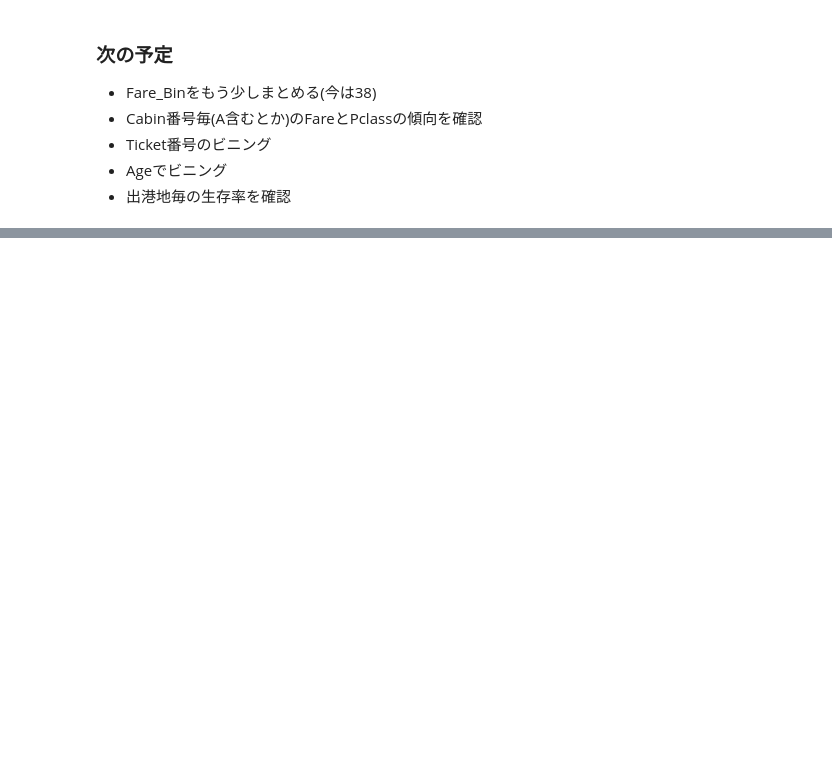
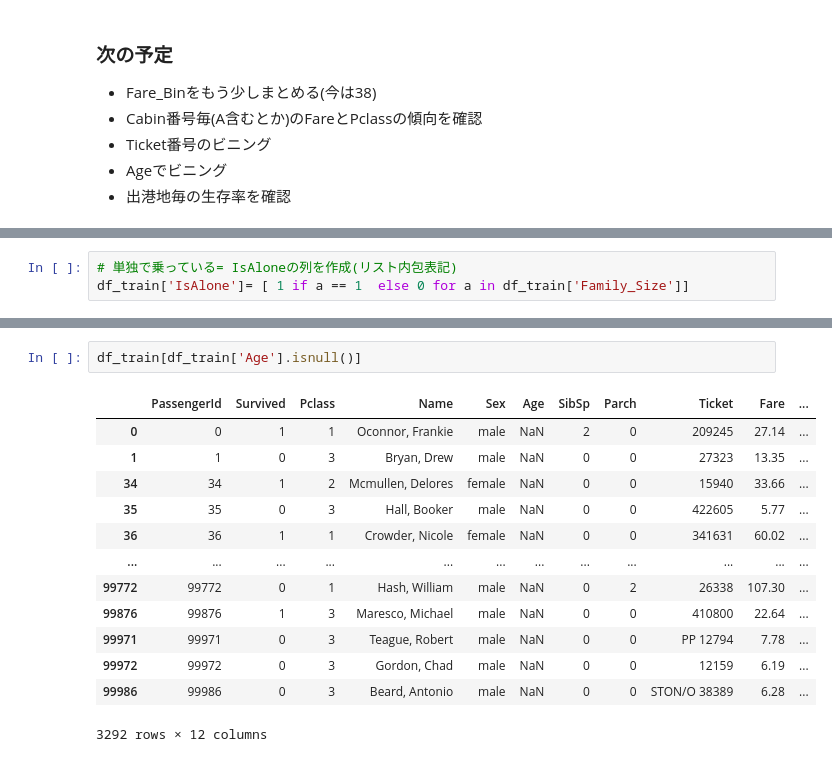
Before and after one commit to gonzou122/Tabular-Playground-Series---April-2021, a Jupyter notebook: code/EDA.ipynb, the cells around one changed output, grey strips where cells are left out. Drawn from its saved outputs; the diff is of its cells as text; blank space fills up the shorter version.

```diff
--- a/code/EDA.ipynb
+++ b/code/EDA.ipynb
@@ -536,0 +589,3 @@ df_train[(df_train['Cabin'].str.contains('A') == True) & (df_train['Fare'] >= 40
+# %%
+# 単独で乗っている= IsAloneの列を作成(リスト内包表記)
+df_train['IsAlone']= [ 1 if a == 1  else 0 for a in df_train['Family_Size']]
@@ -536,0 +604,16 @@ df_train[(df_train['Cabin'].str.contains('A') == True) & (df_train['Fare'] >= 40
+# %%
+df_train[df_train['Age'].isnull()]
+# %% [output]
+|  | PassengerId | Survived | Pclass | Name | Sex | Age | SibSp | Parch | Ticket | Fare | ... |
+| 0 | 0 | 1 | 1 | Oconnor, Frankie | male | NaN | 2 | 0 | 209245 | 27.14 | ... |
+| 1 | 1 | 0 | 3 | Bryan, Drew | male | NaN | 0 | 0 | 27323 | 13.35 | ... |
+| 34 | 34 | 1 | 2 | Mcmullen, Delores | female | NaN | 0 | 0 | 15940 | 33.66 | ... |
+| 35 | 35 | 0 | 3 | Hall, Booker | male | NaN | 0 | 0 | 422605 | 5.77 | ... |
+| 36 | 36 | 1 | 1 | Crowder, Nicole | female | NaN | 0 | 0 | 341631 | 60.02 | ... |
+| ... | ... | ... | ... | ... | ... | ... | ... | ... | ... | ... | ... |
+| 99772 | 99772 | 0 | 1 | Hash, William | male | NaN | 0 | 2 | 26338 | 107.30 | ... |
+| 99876 | 99876 | 1 | 3 | Maresco, Michael | male | NaN | 0 | 0 | 410800 | 22.64 | ... |
+| 99971 | 99971 | 0 | 3 | Teague, Robert | male | NaN | 0 | 0 | PP 12794 | 7.78 | ... |
+| 99972 | 99972 | 0 | 3 | Gordon, Chad | male | NaN | 0 | 0 | 12159 | 6.19 | ... |
+| 99986 | 99986 | 0 | 3 | Beard, Antonio | male | NaN | 0 | 0 | STON/O 38389 | 6.28 | ... |
+3292 rows × 12 columns
```
Also changed, not shown: parts of 21 cells of this notebook.
